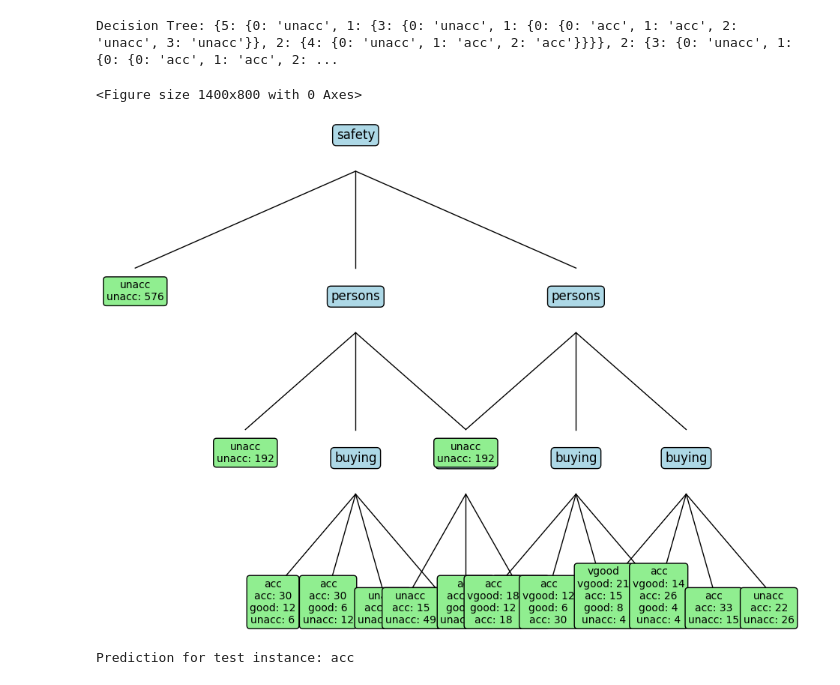
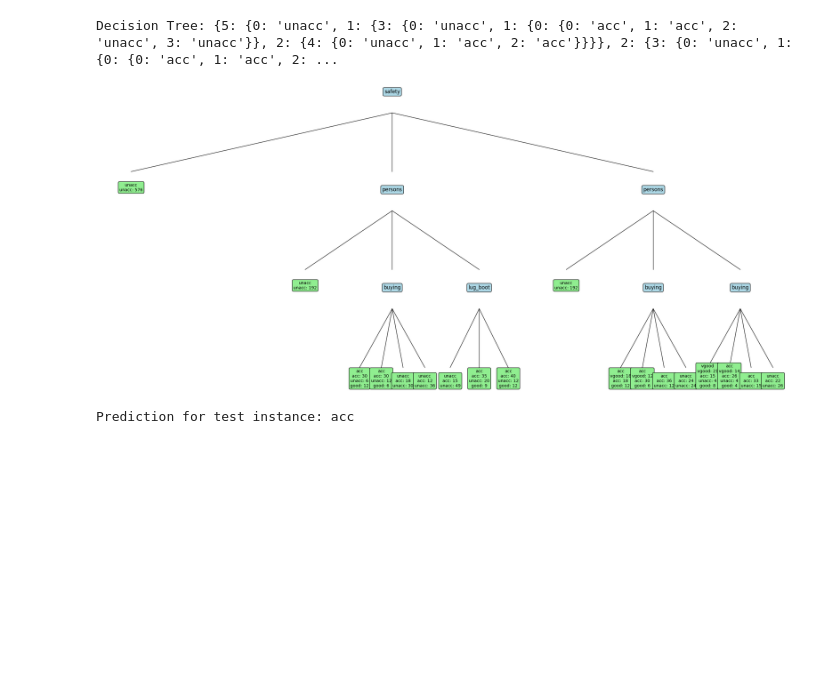
Before and after one commit to tejesh2410/Data-DaVinci, a Jupyter notebook: Week 2/Decision-Trees/decision_tree_classifier.ipynb, the cells around one changed output. Drawn from its saved outputs; the diff is of its cells as text; code cells hidden in the pictures; blank space fills up the shorter version.

```diff
--- a/Week 2/Decision-Trees/decision_tree_classifier.ipynb
+++ b/Week 2/Decision-Trees/decision_tree_classifier.ipynb
@@ -106,7 +106,7 @@ def gini_gain(data, attribute_index):
     return gini_gain
 # %%
 # Function 4: Build the Decision Tree
-def build_tree(data, attributes, depth=3):
+def build_tree(data, attributes, depth=0):
     """
     Recursively builds a decision tree using Gini impurity to find the best splits.
 
@@ -134,7 +134,7 @@ def build_tree(data, attributes, depth=3):
         return None
     if calculate_gini(data) == 0:
         return data[0][-1]
-    if (len(attributes) ==  0 or len(data) < COUNT_THRESHOLD or depth == 0):
+    if (len(attributes) ==  0 or len(data) < COUNT_THRESHOLD or depth == MAX_DEPTH):
         return mode([member[-1] for member in data])
     maxGiniGain = 0
     maxAtAttribute = 0
@@ -147,7 +147,7 @@ def build_tree(data, attributes, depth=3):
     branches = {}
     values = np.unique([i[maxAtAttribute] for i in data])
     for value in values:
-        branches[value] = build_tree(split_data(data, maxAtAttribute, value), attributes, depth= depth-1)
+        branches[value] = build_tree(split_data(data, maxAtAttribute, value), attributes, depth= depth+1)
     tree = {maxAtAttribute : branches}
     attributes.append(maxAtAttribute)
     return tree
@@ -213,7 +213,7 @@ Decision Tree: {5: {0: 'unacc', 1: {3: {0: 'unacc', 1: {0: {0: 'acc', 1: 'acc',
 # Visualize the decision tree
 def plot_tree(tree, depth=0, x_offset=0.5, y_offset=1.0, x_gap=0.25, ax=None, data=None, attribute_names=None):
     if ax is None:
-        fig, ax = plt.subplots(figsize=(12, 8))
+        fig, ax = plt.subplots(figsize=(30, 12))
         ax.axis('off')  # Turn off the axes
 
     # If the tree is a leaf node, plot the label and counts
@@ -224,38 +224,36 @@ def plot_tree(tree, depth=0, x_offset=0.5, y_offset=1.0, x_gap=0.25, ax=None, da
         label_text = f"{tree}\n" + "\n".join([f"{label}: {count}" for label, count in label_counts.items()])
         ax.text(x_offset, y_offset, label_text, fontsize=10, ha='center',
                 bbox=dict(boxstyle="round,pad=0.3", facecolor="lightgreen", edgecolor="black"))
         return
 
     # Get the current decision attribute name
     root = list(tree.keys())[0]
     attribute_name = attribute_names[root]  # Map the index to the attribute name
     ax.text(x_offset, y_offset, f"{attribute_name}", fontsize=12, ha='center',
             bbox=dict(boxstyle="round,pad=0.3", facecolor="lightblue", edgecolor="black"))
 
     # Recursively plot child nodes
     num_children = len(tree[root])
     for i, (value, subtree) in enumerate(tree[root].items()):
-        child_x = x_offset + (i - (num_children - 1) / 2) * x_gap  # Calculate child x position
+        child_x = x_offset + (i - (num_children - 1) / 2) * x_gap * 1/num_children # Calculate child x position
         child_y = y_offset - 0.1  # Shift vertically for the child nodes
 
         # Draw a line to the child node
         ax.plot([x_offset, child_x], [y_offset - 0.02, child_y + 0.02], 'k-', lw=1)
 
         # Recursively call plot_tree for the child node, passing the subset of data that corresponds to the child
         subset = split_data(data, root, value)  # Get the subset of data for this child
-        plot_tree(subtree, depth + 1, child_x, child_y, x_gap / 2, ax=ax, data=subset, attribute_names=attribute_names)
+        plot_tree(subtree, depth + 1, child_x, child_y, x_gap / 3, ax=ax, data=subset, attribute_names=attribute_names)
 
     if depth == 0:  # Show the plot only at the top level
         plt.show()
 
 
 
 # Visualize the decision tree
-plt.figure(figsize=(14, 8))
 plot_tree(tree, data=data, attribute_names=attribute_names)
 # %% [output]
-<Figure size 1400x800 with 0 Axes>
-[figure, old version]
+[figure, new version]
 # %%
 # Test prediction
 test_instance = {0: 2, 1: 2, 2: 0, 3: 2, 4: 2, 5: 1}  # Middle-aged with High income
```
